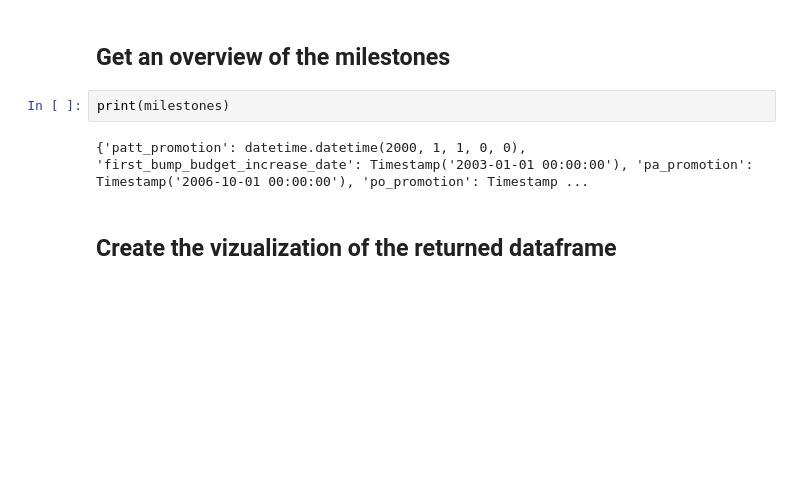
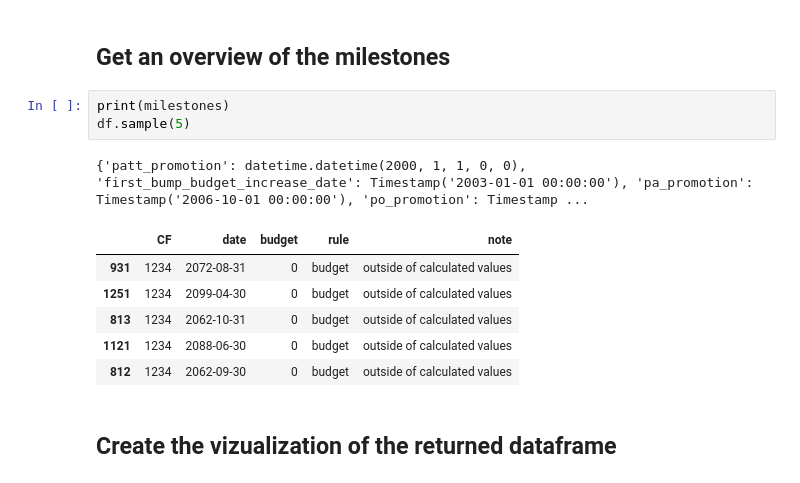
Before and after one commit to epfl-sti/sti_budget_simulator, a Jupyter notebook: jupyter_notebooks/01_budget.ipynb, the cells around one changed output. Saved outputs shown, nothing was run; the diff lists cells and outputs as text; blank space fills up the shorter version.

```diff
--- a/jupyter_notebooks/01_budget.ipynb
+++ b/jupyter_notebooks/01_budget.ipynb
@@ -52,8 +52,15 @@ milestones, df = budget.main(params = parameters)
 ## Get an overview of the milestones
 # %%
 print(milestones)
+df.sample(5)
 # %% [output]
 {'patt_promotion': datetime.datetime(2000, 1, 1, 0, 0), 'first_bump_budget_increase_date': Timestamp('2003-01-01 00:00:00'), 'pa_promotion': Timestamp('2006-10-01 00:00:00'), 'po_promotion': Timestamp ...
+|  | CF | date | budget | rule | note |
+| 931 | 1234 | 2072-08-31 | 0 | budget | outside of calculated values |
+| 1251 | 1234 | 2099-04-30 | 0 | budget | outside of calculated values |
+| 813 | 1234 | 2062-10-31 | 0 | budget | outside of calculated values |
+| 1121 | 1234 | 2088-06-30 | 0 | budget | outside of calculated values |
+| 812 | 1234 | 2062-09-30 | 0 | budget | outside of calculated values |
 # %% [markdown]
 ## Create the vizualization of the returned dataframe
 # %%
```
